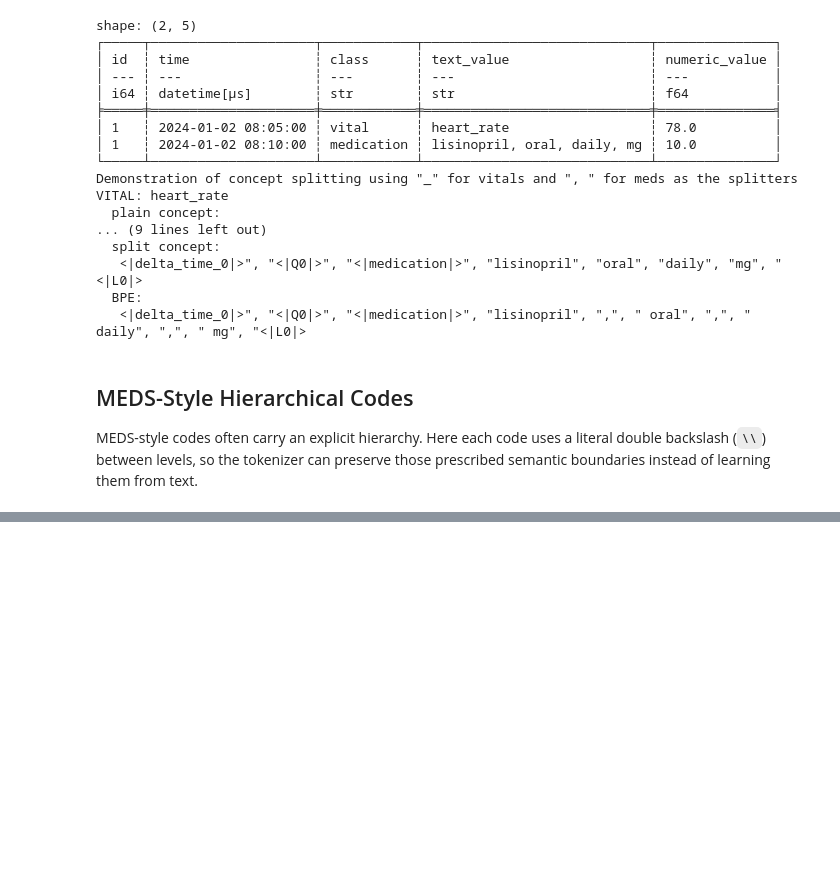
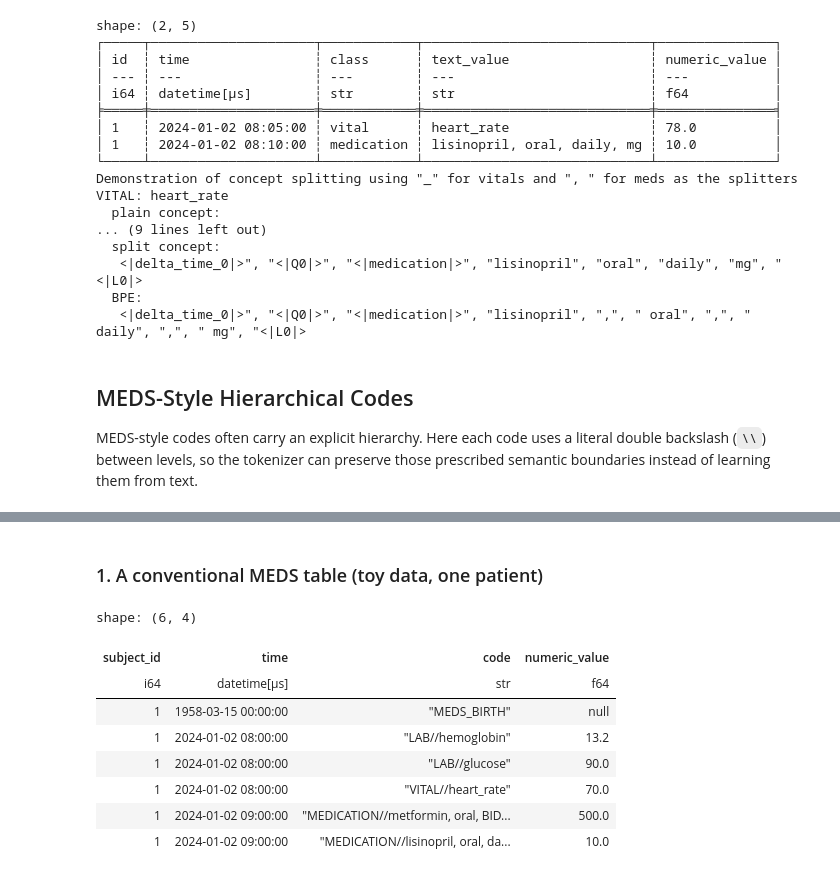
Before and after one commit to AJLozaLab/dbtoken, a Jupyter notebook: demo.ipynb, the cells around one changed output, grey strips where cells are left out. Drawn from its saved outputs; the diff is of its cells as text; code cells hidden in the pictures; blank space fills up the shorter version.

```diff
--- a/demo.ipynb
+++ b/demo.ipynb
@@ -480,0 +521,30 @@ print("Exact MEDS code round-trip: PASSED")
+# %% [markdown]
+### 1. A conventional MEDS table (toy data, one patient)
+# %%
+from datetime import datetime
+
+pl.Config.set_fmt_str_lengths(100)
+
+hgb = [13.2, 12.8, 11.9, 14.1, 13.5, 12.2, 10.8, 13.9, 12.6, 11.4, 14.5, 13.0]
+rows = [(1, datetime(1958, 3, 15), "MEDS_BIRTH", None)]
+for i, v in enumerate(hgb):  # 12 days of labs/meds so bins and BPE merges can be fit
+    t = datetime(2024, 1, 2 + i, 8)
+    rows += [(1, t, "LAB//hemoglobin", v),
+             (1, t, "LAB//glucose", 90.0 + 3 * i),
+             (1, t, "VITAL//heart_rate", 70.0 + i)]
+    rows += [(1, t.replace(hour=9), "MEDICATION//metformin, oral, BID, mg", 500.0),
+             (1, t.replace(hour=9), "MEDICATION//lisinopril, oral, daily, mg", 10.0),
+             (1, t.replace(hour=21), "MEDICATION//atorvastatin, oral, nightly, mg", 40.0)]
+
+meds_table = pl.DataFrame(rows, schema=["subject_id", "time", "code", "numeric_value"], orient="row").sort("time")
+meds_table.head(6)
+# %% [output]
+shape: (6, 4)
+| subject_id | time | code | numeric_value |
+| i64 | datetime[μs] | str | f64 |
+| 1 | 1958-03-15 00:00:00 | "MEDS_BIRTH" | null |
+| 1 | 2024-01-02 08:00:00 | "LAB//hemoglobin" | 13.2 |
+| 1 | 2024-01-02 08:00:00 | "LAB//glucose" | 90.0 |
+| 1 | 2024-01-02 08:00:00 | "VITAL//heart_rate" | 70.0 |
+| 1 | 2024-01-02 09:00:00 | "MEDICATION//metformin, oral, BID... | 500.0 |
+| 1 | 2024-01-02 09:00:00 | "MEDICATION//lisinopril, oral, da... | 10.0 |
```
Also changed, not shown: parts of 13 cells of this notebook.
